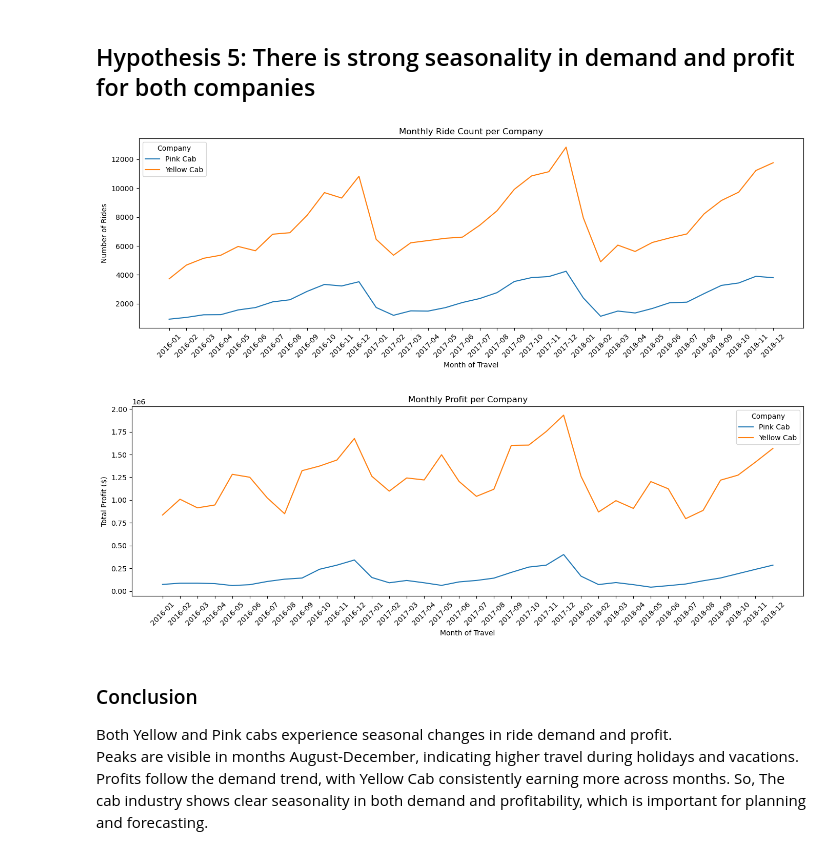
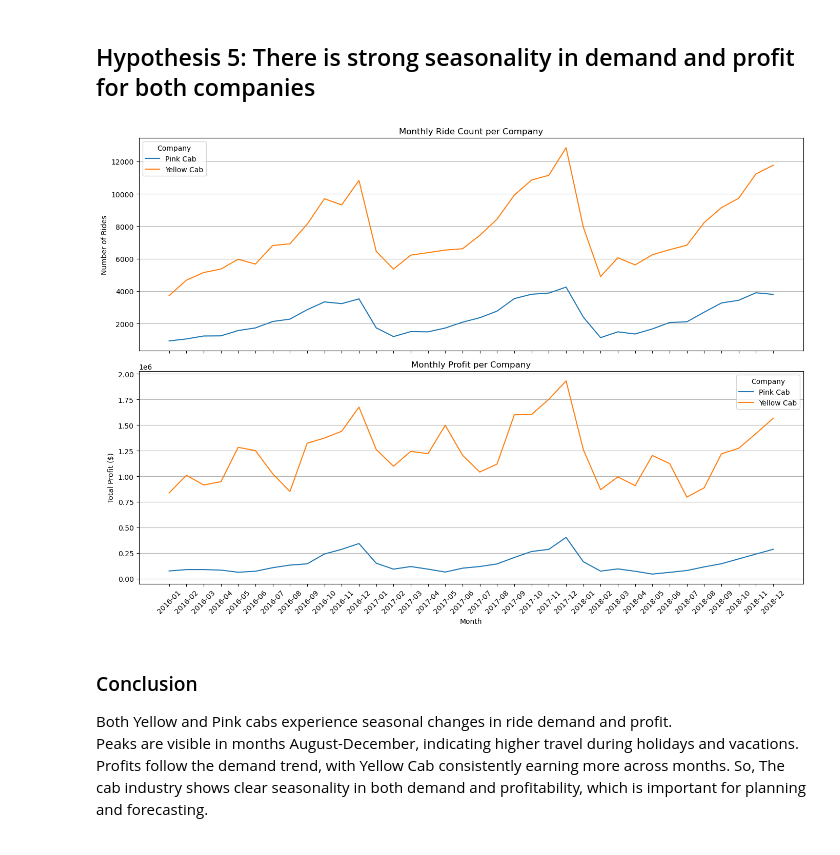
Before and after one commit to SKeval/Cab-Data-Analysis, a Jupyter notebook: case_study.ipynb, the cells around one changed output. Saved outputs shown, nothing was run; the diff lists cells and outputs as text; code cells hidden in the pictures.

```diff
--- a/case_study.ipynb
+++ b/case_study.ipynb
@@ -540,25 +558,30 @@ Monthly_Data = Master_Data.groupby(['Month of Travel','Company']).agg(
 ).reset_index()
 Monthly_Data.rename(columns={'Transaction ID' : 'Ride Count'},inplace=True)
 # %%
-plt.figure(figsize=(14,5))
-sns.lineplot(x='Month of Travel',y='Ride Count',data=Monthly_Data, hue='Company')
-plt.xticks(rotation=45)
-plt.title('Monthly Ride Count per Company')
-plt.ylabel('Number of Rides')
+fig, axes = plt.subplots(2, 1, figsize=(14, 10), sharex=True)
+
+# Plot 1: Monthly Ride Count
+sns.lineplot(ax=axes[0], x='Month of Travel', y='Ride Count', data=Monthly_Data, hue='Company')
+axes[0].set_title('Monthly Ride Count per Company')
+axes[0].set_ylabel('Number of Rides')
+axes[0].set_xlabel('Month')
+axes[0].grid(axis='y')
+axes[0].tick_params(axis='x', rotation=45)
+
+
+# Plot 2: Monthly Profit
+sns.lineplot(ax=axes[1], x='Month of Travel', y='Profit', data=Monthly_Data, hue='Company')
+axes[1].set_title('Monthly Profit per Company')
+axes[1].set_ylabel('Total Profit ($)')
+axes[1].set_xlabel('Month')
+axes[1].grid(axis='y')
+axes[1].tick_params(axis='x', rotation=45)
+
+
 plt.tight_layout()
 plt.show()
 # %% [output]
-[figure, old version]
+[figure, new version]
-# %%
-plt.figure(figsize=(14,5))
-sns.lineplot(x='Month of Travel',y='Profit',data=Monthly_Data, hue='Company')
-plt.xticks(rotation=45)
-plt.title('Monthly Profit per Company')
-plt.ylabel('Total Profit ($)')
-plt.tight_layout()
-plt.show()
-# %% [output]
-[figure, removed]
 # %% [markdown]
 ### Conclusion
 Both Yellow and Pink cabs experience seasonal changes in ride demand and profit.
```
Also changed, not shown: parts of 19 cells of this notebook.
